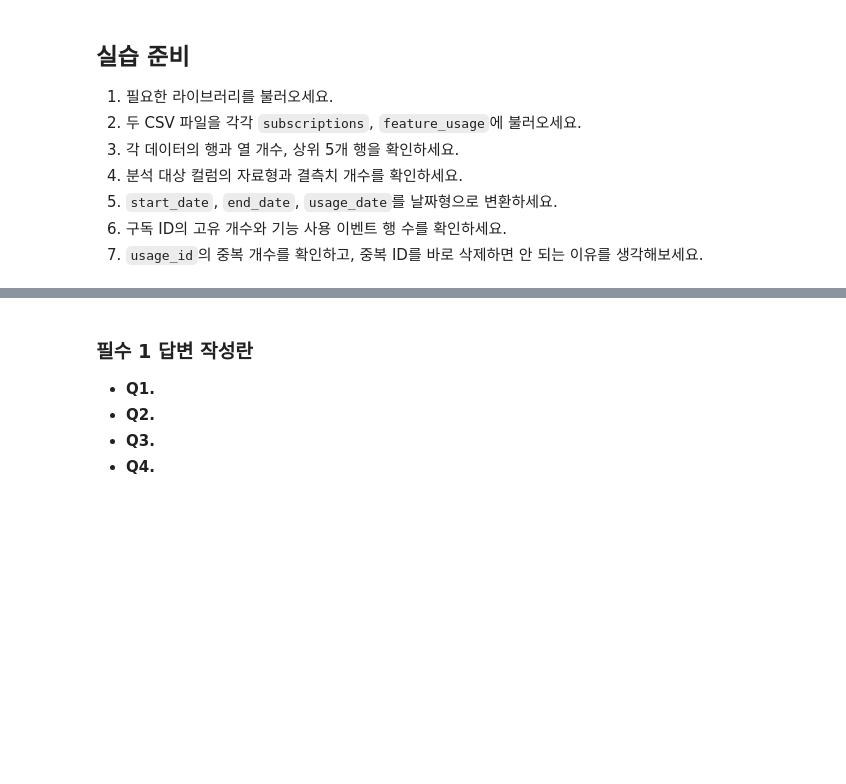
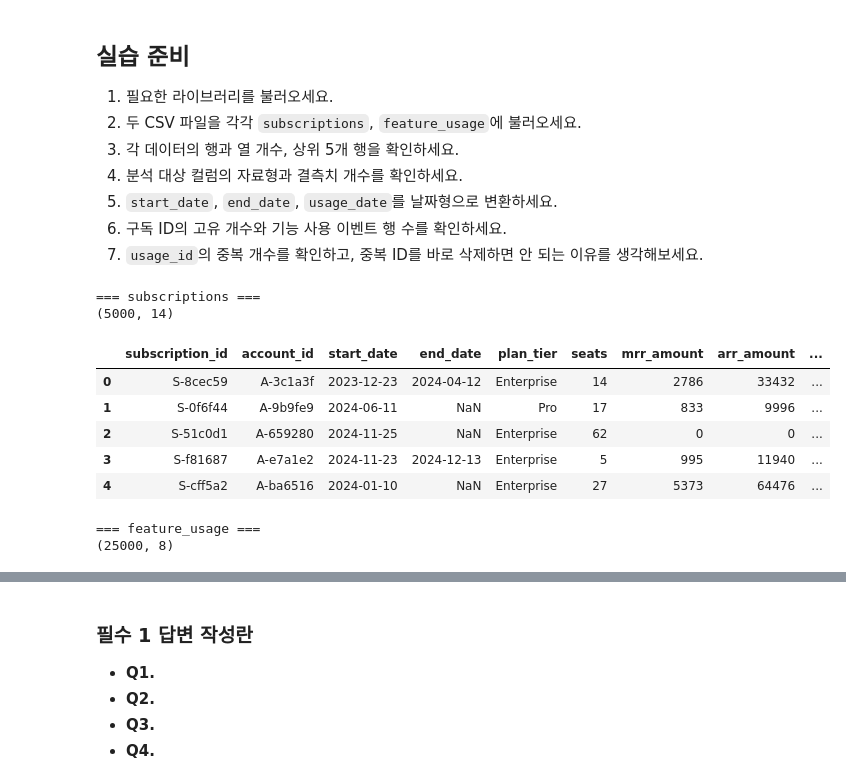
Before and after one commit to usm9514-wq/Machine-Learning-and-others, a Jupyter notebook: Product_Analysis/2장v3/2장2강 퍼널 분석 전환율 이탈률 측정 원리 실습문제.ipynb, the cells around one changed output, grey strips where cells are left out. Cells and saved outputs as stored; diff of their text form; code cells hidden in the pictures; blank space fills up the shorter version.

```diff
--- a/Product_Analysis/2장v3/2장2강 퍼널 분석 전환율 이탈률 측정 원리 실습문제.ipynb
+++ b/Product_Analysis/2장v3/2장2강 퍼널 분석 전환율 이탈률 측정 원리 실습문제.ipynb
@@ -41,0 +40,74 @@
+# %%
+# 실습 준비 코드를 작성하세요.
+# 실습 준비 코드를 작성하세요.
+
+import pandas as pd
+
+
+# 1~2. CSV 파일 불러오기
+subscriptions = pd.read_csv(
+    r'C:\Machine_Learning_worksheet\Product_Analysis\데이터\1,2,4장\ravenstack_subscriptions.csv'
+)
+
+feature_usage = pd.read_csv(
+    r'C:\Machine_Learning_worksheet\Product_Analysis\데이터\1,2,4장\ravenstack_feature_usage.csv'
+)
+
+
+# 3. 행/열 개수, 상위 5개 행 확인
+print("=== subscriptions ===")
+print(subscriptions.shape)
+display(subscriptions.head())
+
+print("=== feature_usage ===")
+print(feature_usage.shape)
+display(feature_usage.head())
+
+
+# 4. 자료형과 결측치 확인
+print("=== subscriptions ===")
+print(subscriptions.dtypes)
+print(subscriptions.isna().sum())
+
+print("\n=== feature_usage ===")
+print(feature_usage.dtypes)
+print(feature_usage.isna().sum())
+
+
+# 5. 날짜형 변환
+subscriptions['start_date'] = pd.to_datetime(
+    subscriptions['start_date'], errors='coerce'
+)
+
+subscriptions['end_date'] = pd.to_datetime(
+    subscriptions['end_date'], errors='coerce'
+)
+
+feature_usage['usage_date'] = pd.to_datetime(
+    feature_usage['usage_date'], errors='coerce'
+)
+
+
+# 6. 구독 ID 고유 개수 / 기능 사용 이벤트 행 수
+print("구독 ID 고유 개수:",
+      subscriptions['subscription_id'].nunique())
+
+print("기능 사용 이벤트 행 수:",
+      len(feature_usage))
+
+
+# 7. usage_id 중복 개수
+duplicate_usage_id = feature_usage['usage_id'].duplicated().sum()
+
+print("usage_id 중복 개수:", duplicate_usage_id)
+# %% [output]
+=== subscriptions ===
+(5000, 14)
+|  | subscription_id | account_id | start_date | end_date | plan_tier | seats | mrr_amount | arr_amount | ... |
+| 0 | S-8cec59 | A-3c1a3f | 2023-12-23 | 2024-04-12 | Enterprise | 14 | 2786 | 33432 | ... |
+| 1 | S-0f6f44 | A-9b9fe9 | 2024-06-11 | NaN | Pro | 17 | 833 | 9996 | ... |
+| 2 | S-51c0d1 | A-659280 | 2024-11-25 | NaN | Enterprise | 62 | 0 | 0 | ... |
+| 3 | S-f81687 | A-e7a1e2 | 2024-11-23 | 2024-12-13 | Enterprise | 5 | 995 | 11940 | ... |
+| 4 | S-cff5a2 | A-ba6516 | 2024-01-10 | NaN | Enterprise | 27 | 5373 | 64476 | ... |
+=== feature_usage ===
+(25000, 8)
```
Also changed, not shown: parts of 13 cells of this notebook, 18 other files.
